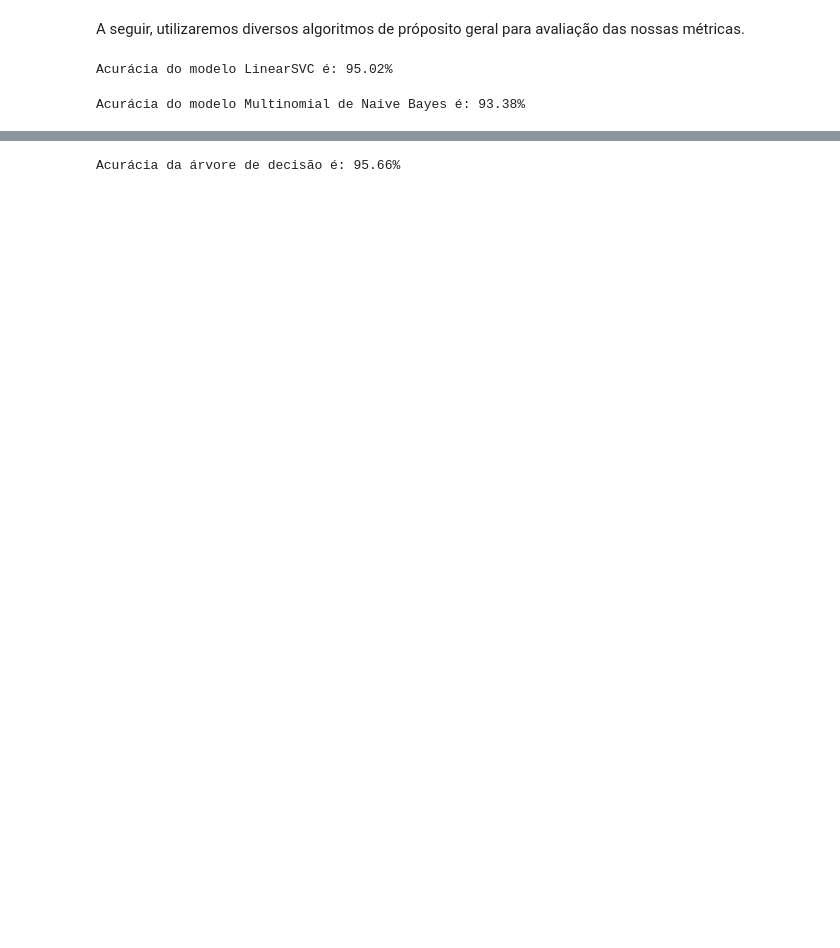
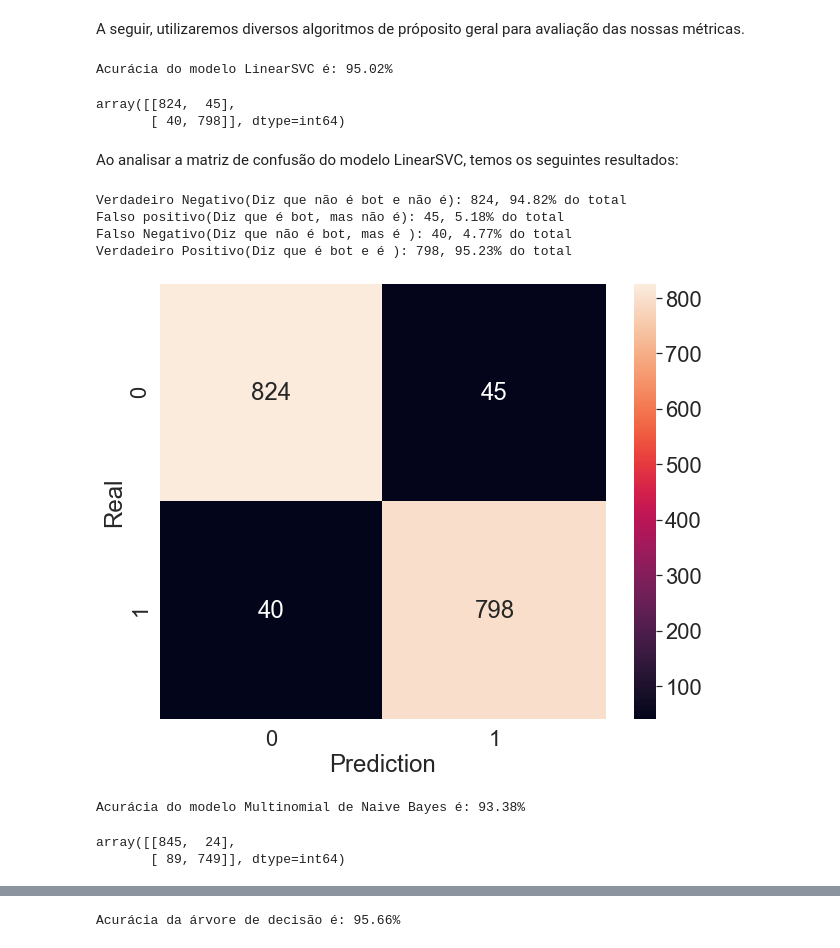
Before and after one commit to Jiamaca/Bot-Recognition-Twitter, a Jupyter notebook: Notebook 1 - Fake Followers x Genuine Accounts.ipynb, the cells around one changed output, grey strips where cells are left out. Drawn from its saved outputs; the diff is of its cells as text; code cells hidden in the pictures; blank space fills up the shorter version.

```diff
--- a/Notebook 1 - Fake Followers x Genuine Accounts.ipynb
+++ b/Notebook 1 - Fake Followers x Genuine Accounts.ipynb
@@ -53,7 +57,7 @@ pd.set_option('display.max_rows', None)
 # %% [markdown]
 Nesse trecho do código fazemos a leitura do arquivo de usuários da base de dados de fake_followers. E em seguida mostramos a dimensão dos dados obtidos, sendo 3351 linhas(registros) e 38 colunas(features).
 # %%
-fake_followers = pd.read_csv("datasets/fake_followers/users.csv")
+fake_followers = pd.read_csv("../datasets/fake_followers/users.csv")
 fake_followers.shape
 # %% [output]
 (3351, 38)
@@ -64,7 +68,7 @@ fake_followers['is_bot'] = 1
 # %% [markdown]
 Faremos o mesmo para o arquivo de perfis verdadeiros. Porém, dessa vez, sinalizaremos os perfis como 0.
 # %%
-real_accounts = pd.read_csv("datasets/genuine_accounts/users.csv")
+real_accounts = pd.read_csv("../datasets/genuine_accounts/users.csv")
 real_accounts.shape
 # %% [output]
 (3474, 42)
@@ -444,3 +450,13 @@ Acurácia do Dummy Classifier(Baseline) chutando apenas a resposta de maior freq
+# %%
+def confusion_matrix_description(conf_matrix):
+    plt.figure(figsize= (10,8))
+    sns.set(font_scale=2)
+    sns.heatmap(conf_matrix, annot=True, fmt="d").set(xlabel="Prediction", ylabel="Real")
+    true_negative, false_positive, false_negative, true_positive = conf_matrix.ravel()
+    print(f'Verdadeiro Negativo(Diz que não é bot e não é): {true_negative}, {np.around((true_negative/(true_negative+false_positive))*100,decimals=2)}% do total')
+    print(f'Falso positivo(Diz que é bot, mas não é): {false_positive}, {np.around((false_positive/(true_negative+false_positive))*100,decimals=2)}% do total')
+    print(f'Falso Negativo(Diz que não é bot, mas é ): {false_negative}, {np.around((false_negative/(true_positive+false_negative))*100,decimals=2)}% do total' )
+    print(f'Verdadeiro Positivo(Diz que é bot e é ): {true_positive}, {np.around((true_positive/(true_positive+false_negative))*100,decimals=2)}% do total')
 # %% [markdown]
 A seguir, utilizaremos diversos algoritmos de próposito geral para avaliação das nossas métricas.
 # %%
@@ -451,6 +467,22 @@ score = np.around(accuracy_score(test_y, predictions)*100,decimals=2)
 print(f'Acurácia do modelo LinearSVC é: {score}%')
 # %% [output]
 Acurácia do modelo LinearSVC é: 95.02%
+# %%
+linear_confusion_matrix = confusion_matrix(test_y, predictions)
+linear_confusion_matrix
+# %% [output]
+array([[824,  45],
+       [ 40, 798]], dtype=int64)
+# %% [markdown]
+Ao analisar a matriz de confusão do modelo LinearSVC, temos os seguintes resultados:
+# %%
+confusion_matrix_description(linear_confusion_matrix)
+# %% [output]
+Verdadeiro Negativo(Diz que não é bot e não é): 824, 94.82% do total
+Falso positivo(Diz que é bot, mas não é): 45, 5.18% do total
+Falso Negativo(Diz que não é bot, mas é ): 40, 4.77% do total
+Verdadeiro Positivo(Diz que é bot e é ): 798, 95.23% do total
+[figure, added]
 # %%
 modelNB = MultinomialNB()
 modelNB.fit(train_x, train_y)
@@ -459,3 +491,9 @@ score = np.around(accuracy_score(test_y, predictions)*100,decimals=2)
 print(f'Acurácia do modelo Multinomial de Naive Bayes é: {score}%')
 # %% [output]
 Acurácia do modelo Multinomial de Naive Bayes é: 93.38%
+# %%
+nb_confusion_matrix = confusion_matrix(test_y, predictions)
+nb_confusion_matrix
+# %% [output]
+array([[845,  24],
+       [ 89, 749]], dtype=int64)
```
Also changed, not shown: parts of 6 cells of this notebook.
